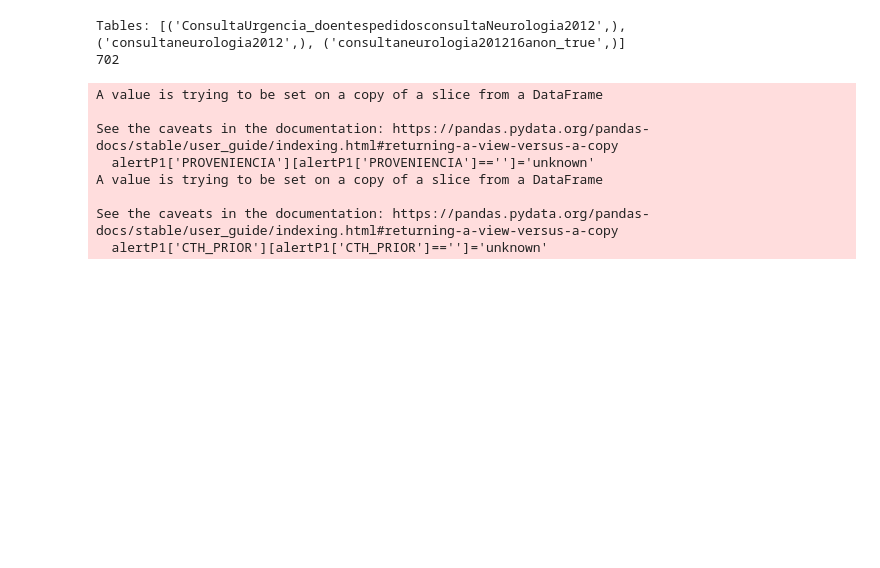
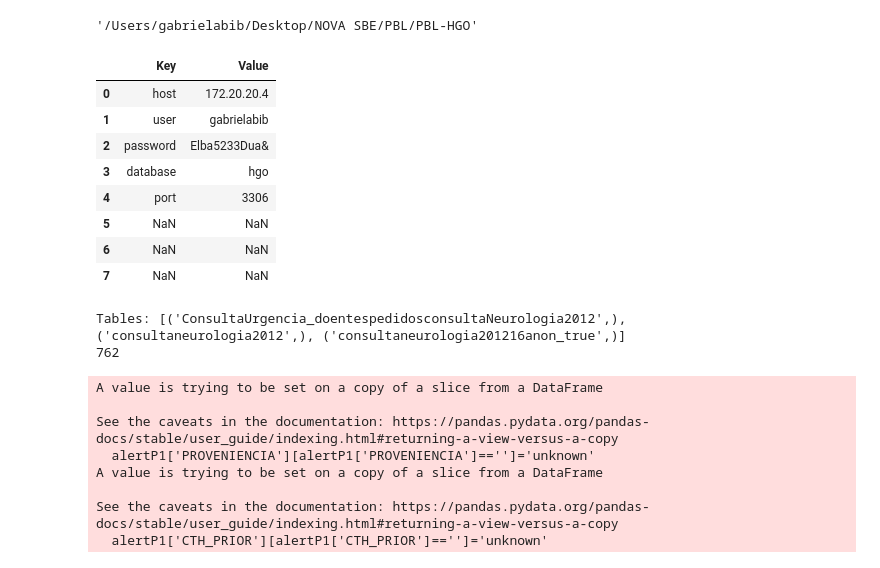
Before and after one commit to Data-Science-Knowledge-Center-Nova-SBE/PBL-HGO, a Jupyter notebook: modelling.ipynb, the cells around one changed output. Drawn from its saved outputs; the diff is of its cells as text; code cells hidden in the pictures; blank space fills up the shorter version.

```diff
--- a/modelling.ipynb
+++ b/modelling.ipynb
@@ -5,15 +5,30 @@ import pandasql as ps
 import matplotlib.pyplot as plt
 # Import argsort
 from numpy import argsort
+# %%
+pwd
+# %% [output]
+'/Users/gabrielabib/Desktop/NOVA SBE/PBL/PBL-HGO'
 # %%
-creds = pd.read_csv('credentials.csv')
+creds = pd.read_csv('/Users/gabrielabib/Desktop/NOVA SBE/PBL/credentials.csv')
+creds
+# %% [output]
+|  | Key | Value |
+| 0 | host | 172.20.20.4 |
+| 1 | user | gabrielabib |
+| 2 | password | Elba5233Dua& |
+| 3 | database | hgo |
+| 4 | port | 3306 |
+| 5 | NaN | NaN |
+| 6 | NaN | NaN |
+| 7 | NaN | NaN |
 # %%
 #Connection to the database
-host = creds['value'][0]
-user = creds['value'][1]
-password = creds['value'][2]
-database = creds['value'][3]
-port = creds['value'][4]
+host = creds['Value'][0]
+user = creds['Value'][1]
+password = creds['Value'][2]
+database = creds['Value'][3]
+port = creds['Value'][4]
 mydb = mysql.connector.connect(host=host, user=user, database=database, port=port, password=password, auth_plugin='mysql_native_password')
 mycursor = mydb.cursor()
 #Safecheck to guarantee that the connection worked
@@ -22,7 +37,7 @@ print(f"Tables: {mycursor.fetchall()}")
 print(mydb.connection_id) #it'll give connection_id,if got connected
 # %% [output]
 Tables: [('ConsultaUrgencia_doentespedidosconsultaNeurologia2012',), ('consultaneurologia2012',), ('consultaneurologia201216anon_true',)]
-702
+762
 # %%
 alertP1 = pd.read_sql("""SELECT * FROM consultaneurologia201216anon_true""",mydb)
 #changing columns with date to a datetime
```
Also changed, not shown: parts of 1 cell of this notebook.
